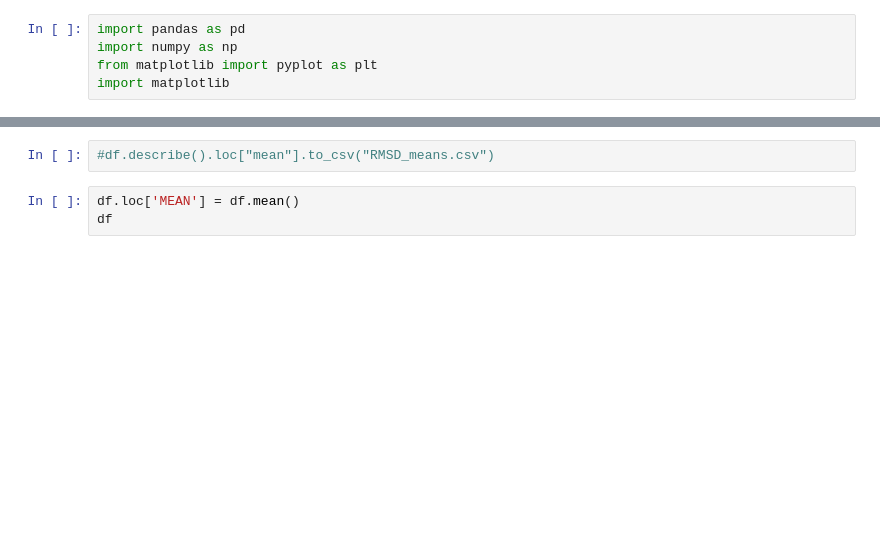
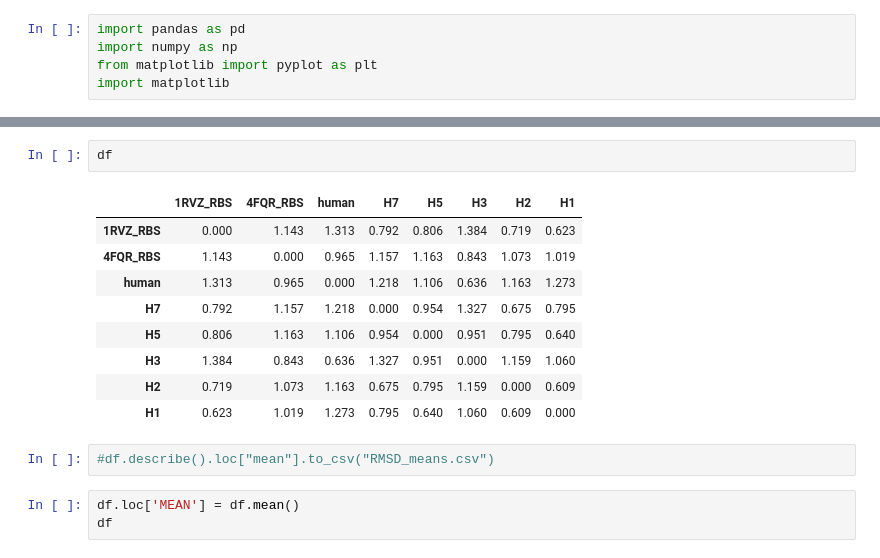
Before and after one commit to berkyalcinkaya/vaccine_design, a Jupyter notebook: create_alignment_heatmap.ipynb, the cells around one changed output, grey strips where cells are left out. Cells and saved outputs as stored; diff of their text form; blank space fills up the shorter version.

```diff
--- a/create_alignment_heatmap.ipynb
+++ b/create_alignment_heatmap.ipynb
@@ -32,3 +51,15 @@ df.describe()
+# %%
+df
+# %% [output]
+|  | 1RVZ_RBS | 4FQR_RBS | human | H7 | H5 | H3 | H2 | H1 |
+| 1RVZ_RBS | 0.000 | 1.143 | 1.313 | 0.792 | 0.806 | 1.384 | 0.719 | 0.623 |
+| 4FQR_RBS | 1.143 | 0.000 | 0.965 | 1.157 | 1.163 | 0.843 | 1.073 | 1.019 |
+| human | 1.313 | 0.965 | 0.000 | 1.218 | 1.106 | 0.636 | 1.163 | 1.273 |
+| H7 | 0.792 | 1.157 | 1.218 | 0.000 | 0.954 | 1.327 | 0.675 | 0.795 |
+| H5 | 0.806 | 1.163 | 1.106 | 0.954 | 0.000 | 0.951 | 0.795 | 0.640 |
+| H3 | 1.384 | 0.843 | 0.636 | 1.327 | 0.951 | 0.000 | 1.159 | 1.060 |
+| H2 | 0.719 | 1.073 | 1.163 | 0.675 | 0.795 | 1.159 | 0.000 | 0.609 |
+| H1 | 0.623 | 1.019 | 1.273 | 0.795 | 0.640 | 1.060 | 0.609 | 0.000 |
 # %%
 #df.describe().loc["mean"].to_csv("RMSD_means.csv")
 # %%
```
Also changed, not shown: parts of 9 cells of this notebook, 10 other files.
